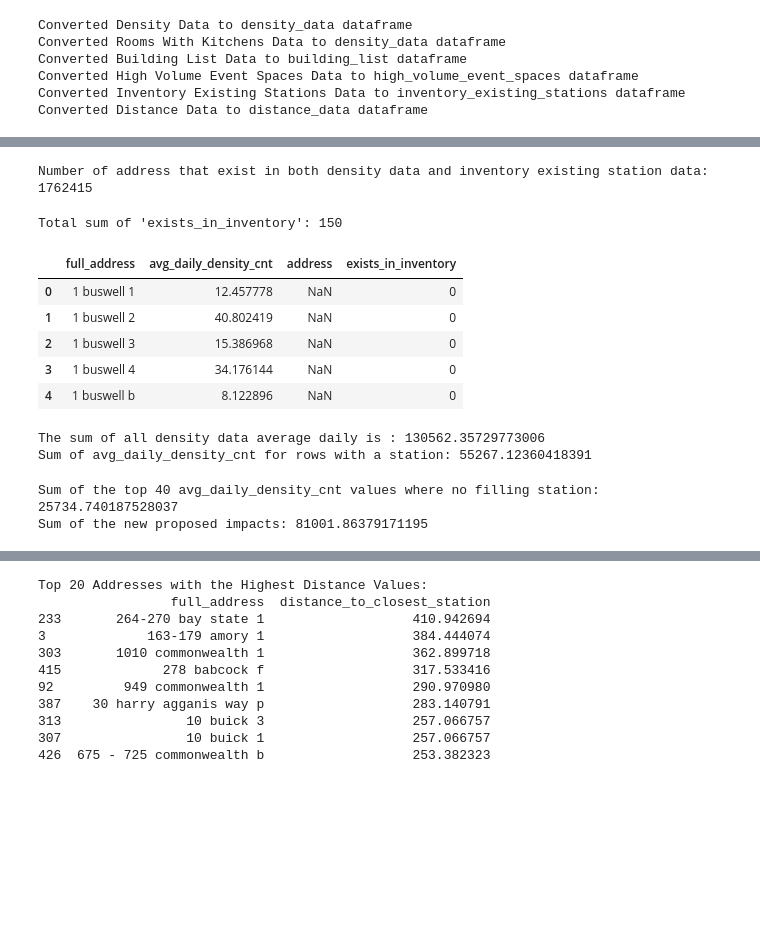
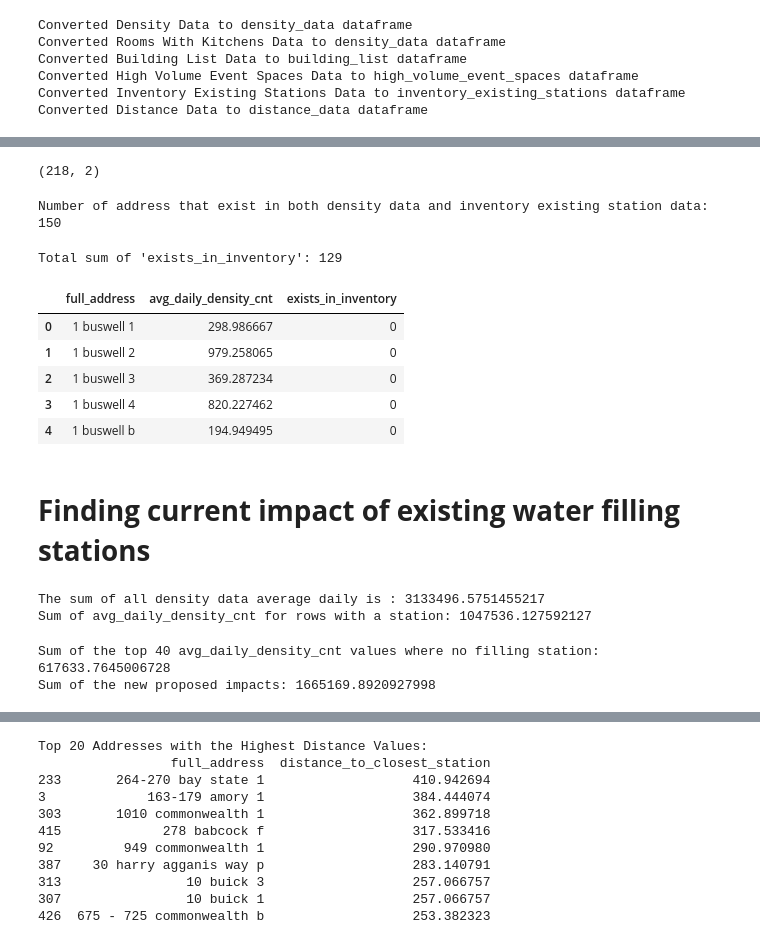
Before and after one commit to BU-Spark/ds-bu-sustainability-water, a Jupyter notebook: sp24-team-b/project_code.ipynb, the cells around one changed output, grey strips where cells are left out. Drawn from its saved outputs; the diff is of its cells as text; code cells hidden in the pictures; blank space fills up the shorter version.

```diff
--- a/sp24-team-b/project_code.ipynb
+++ b/sp24-team-b/project_code.ipynb
@@ -53,67 +74,71 @@ density_data.head()
 | 2 | 2021-03-31 | 6 | Academic | 3 | 808 commonwealth avenue | 1 | 185 | 0.01 | ... |
 | 3 | 2021-03-31 | 6 | Administrative | 1 | 163-179 amory street | 8 | 103 | 0.08 | ... |
 | 4 | 2021-03-31 | 6 | Residential | 2 | 112 bay state road | 1 | 3 | 0.33 | ... |
+# %%
+inventory_existing_stations.shape
+# %% [output]
+(218, 2)
 # %%
-matches = density_data['full_address'].isin(inventory_existing_stations['full_address']).sum()
+matches = inventory_existing_stations['full_address'].isin(density_data['full_address']).sum()
 
 print(f"Number of address that exist in both density data and inventory existing station data: {matches}")
 # %% [output]
-Number of address that exist in both density data and inventory existing station data: 1762415
+Number of address that exist in both density data and inventory existing station data: 150
 # %%
 # making a data frame containing address, floor, and average DAILY density cnt
-daily_avg_density = (
-    density_data.groupby(['full_address', 'date'])['density_cnt']
-    .sum()
-    .reset_index()
-    .groupby(['full_address'])['density_cnt']
-    .mean()
-    .reset_index()
-)
+# Compute sum of density_cnt for each address on each date
+daily_totals = density_data.groupby(['full_address', 'date'])['density_cnt'].sum().reset_index()
 
-# Renaming the column to make it clear it's an average daily count
-daily_avg_density.rename(columns={'density_cnt': 'avg_daily_density_cnt'}, inplace=True)
+# Compute average of these daily sums across all dates for each address
+daily_avg_density = daily_totals.groupby('full_address')['density_cnt'].mean().reset_index()
 
+# Multiply the average by 24 to get avg_daily_density_cnt
+daily_avg_density['avg_daily_density_cnt'] = daily_avg_density['density_cnt'] * 24
+daily_avg_density.drop(columns='density_cnt', inplace=True)
 
-# adding a column to the data frame with a 1 if a water filling station exists at that location, and a 0 if it does not exist
-
+# Merge with inventory data to check if a water filling station exists
 merged_df = pd.merge(daily_avg_density,
-                     inventory_existing_stations,
-                     left_on=['full_address'],
-                     right_on=['full_address'],
+                     inventory_existing_stations[['full_address']],
+                     on='full_address',
                      how='left',
                      indicator=True)
 
 # Convert the _merge indicator to 1s and 0s
 merged_df['exists_in_inventory'] = (merged_df['_merge'] == 'both').astype(int)
 
 # Drop the columns from inventory_existing_stations and the merge indicator
 final_df = merged_df.drop(columns=['_merge'])
 
+# dropping duplicates
+final_df.drop_duplicates(subset='full_address', inplace=True)
+
 total_exists_in_inventory = final_df['exists_in_inventory'].sum()
 
 print(f"Total sum of 'exists_in_inventory': {total_exists_in_inventory}")
 
 final_df.head()
 # %% [output]
-Total sum of 'exists_in_inventory': 150
+Total sum of 'exists_in_inventory': 129
-|  | full_address | avg_daily_density_cnt | address | exists_in_inventory |
-| 0 | 1 buswell 1 | 12.457778 | NaN | 0 |
-| 1 | 1 buswell 2 | 40.802419 | NaN | 0 |
-| 2 | 1 buswell 3 | 15.386968 | NaN | 0 |
-| 3 | 1 buswell 4 | 34.176144 | NaN | 0 |
-| 4 | 1 buswell b | 8.122896 | NaN | 0 |
+|  | full_address | avg_daily_density_cnt | exists_in_inventory |
+| 0 | 1 buswell 1 | 298.986667 | 0 |
+| 1 | 1 buswell 2 | 979.258065 | 0 |
+| 2 | 1 buswell 3 | 369.287234 | 0 |
+| 3 | 1 buswell 4 | 820.227462 | 0 |
+| 4 | 1 buswell b | 194.949495 | 0 |
+# %% [markdown]
+# **Finding current impact of existing water filling stations**
 # %%
 total_avg_daily_density_cnt = daily_avg_density['avg_daily_density_cnt'].sum()
 
 # Printing the sum
 print("The sum of all density data average daily is :", total_avg_daily_density_cnt)
 
-sum_density_for_inventory = final_df.loc[final_df['exists_in_inventory'] == 1, 'avg_daily_density_cnt'].sum()
+sum_density_for_current_inventory = final_df.loc[final_df['exists_in_inventory'] == 1, 'avg_daily_density_cnt'].sum()
 
-print(f"Sum of avg_daily_density_cnt for rows with a station: {sum_density_for_inventory}")
+print(f"Sum of avg_daily_density_cnt for rows with a station: {sum_density_for_current_inventory}")
 # %% [output]
-The sum of all density data average daily is : 130562.35729773006
-Sum of avg_daily_density_cnt for rows with a station: 55267.12360418391
+The sum of all density data average daily is : 3133496.5751455217
+Sum of avg_daily_density_cnt for rows with a station: 1047536.127592127
 # %%
 filtered_df = final_df[final_df['exists_in_inventory'] == 0]
 
@@ -127,9 +152,9 @@ addresses_of_top_40 = top_40_density['full_address'].tolist()
 
 print(f"Sum of the top 40 avg_daily_density_cnt values where no filling station: {sum_of_top_40_density_counts}")
 
-sum_new_proposed_impact = sum_density_for_inventory + sum_of_top_40_density_counts
+sum_new_proposed_impact = sum_density_for_current_inventory + sum_of_top_40_density_counts
 print(f"Sum of the new proposed impacts: {sum_new_proposed_impact}")
 # %% [output]
-Sum of the top 40 avg_daily_density_cnt values where no filling station: 25734.740187528037
-Sum of the new proposed impacts: 81001.86379171195
+Sum of the top 40 avg_daily_density_cnt values where no filling station: 617633.7645006728
+Sum of the new proposed impacts: 1665169.8920927998
 # %%
```
Also changed, not shown: parts of 33 cells of this notebook, 4 other files.
